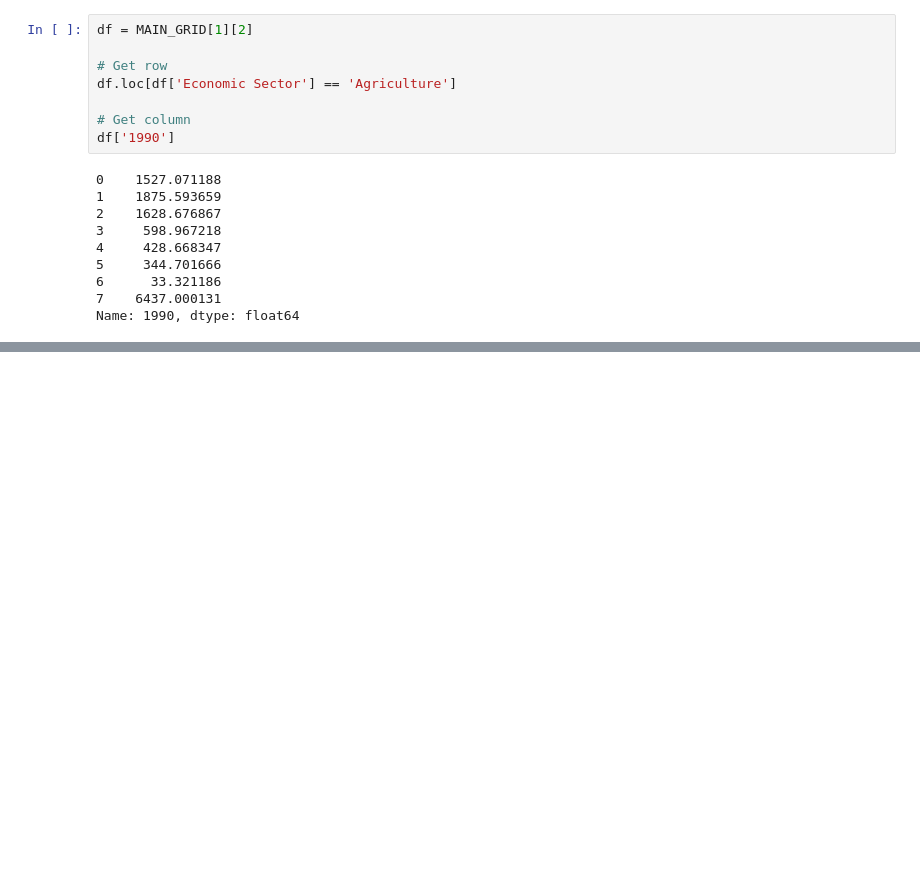
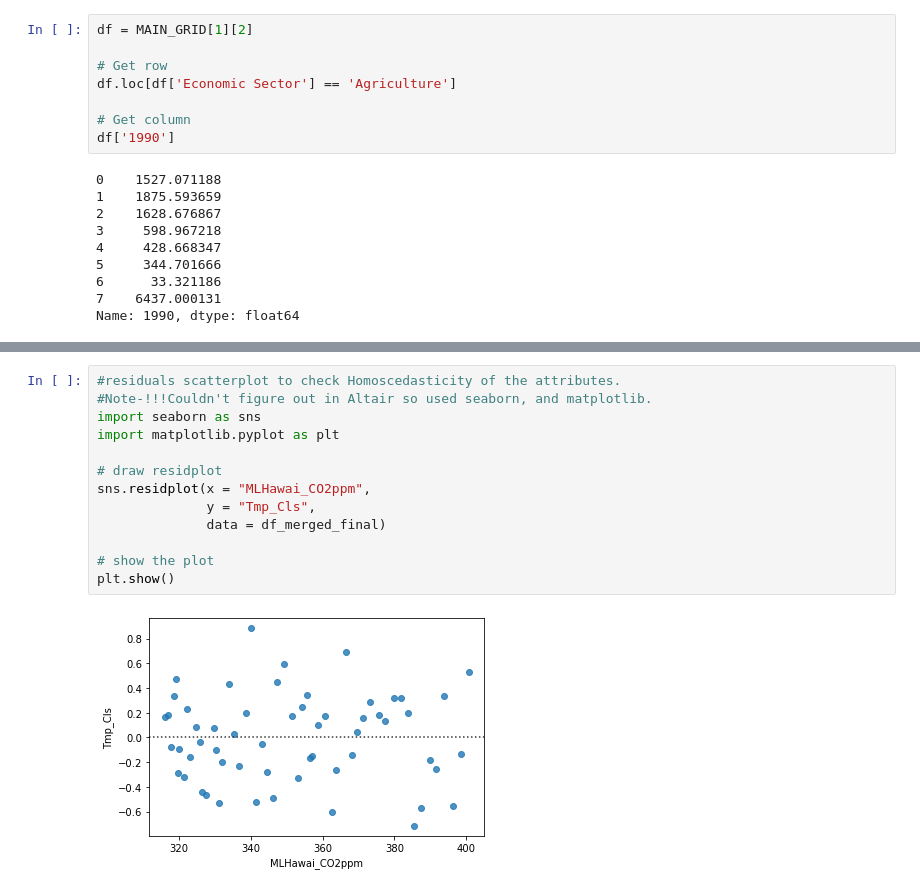
Before and after one commit to phnopoly/global-warming-usa, a Jupyter notebook: visualizeData.ipynb, the cells around one changed output, grey strips where cells are left out. Saved outputs shown, nothing was run; the diff lists cells and outputs as text; blank space fills up the shorter version.

Commit message:
Residual plot, Pearson Correlation Test df0 added

```diff
--- a/visualizeData.ipynb
+++ b/visualizeData.ipynb
@@ -100,3 +122,18 @@ alt.Chart(df_merged).mark_circle().encode(
 )
 # %% [output]
 [interactive output not drawn]
+# %%
+#residuals scatterplot to check Homoscedasticity of the attributes.
+#Note-!!!Couldn't figure out in Altair so used seaborn, and matplotlib.
+import seaborn as sns
+import matplotlib.pyplot as plt
+
+# draw residplot
+sns.residplot(x = "MLHawai_CO2ppm",
+              y = "Tmp_Cls",
+              data = df_merged_final)
+
+# show the plot
+plt.show()
+# %% [output]
+[figure, added]
```
Also changed, not shown: parts of 6 cells of this notebook, 1 other file.
